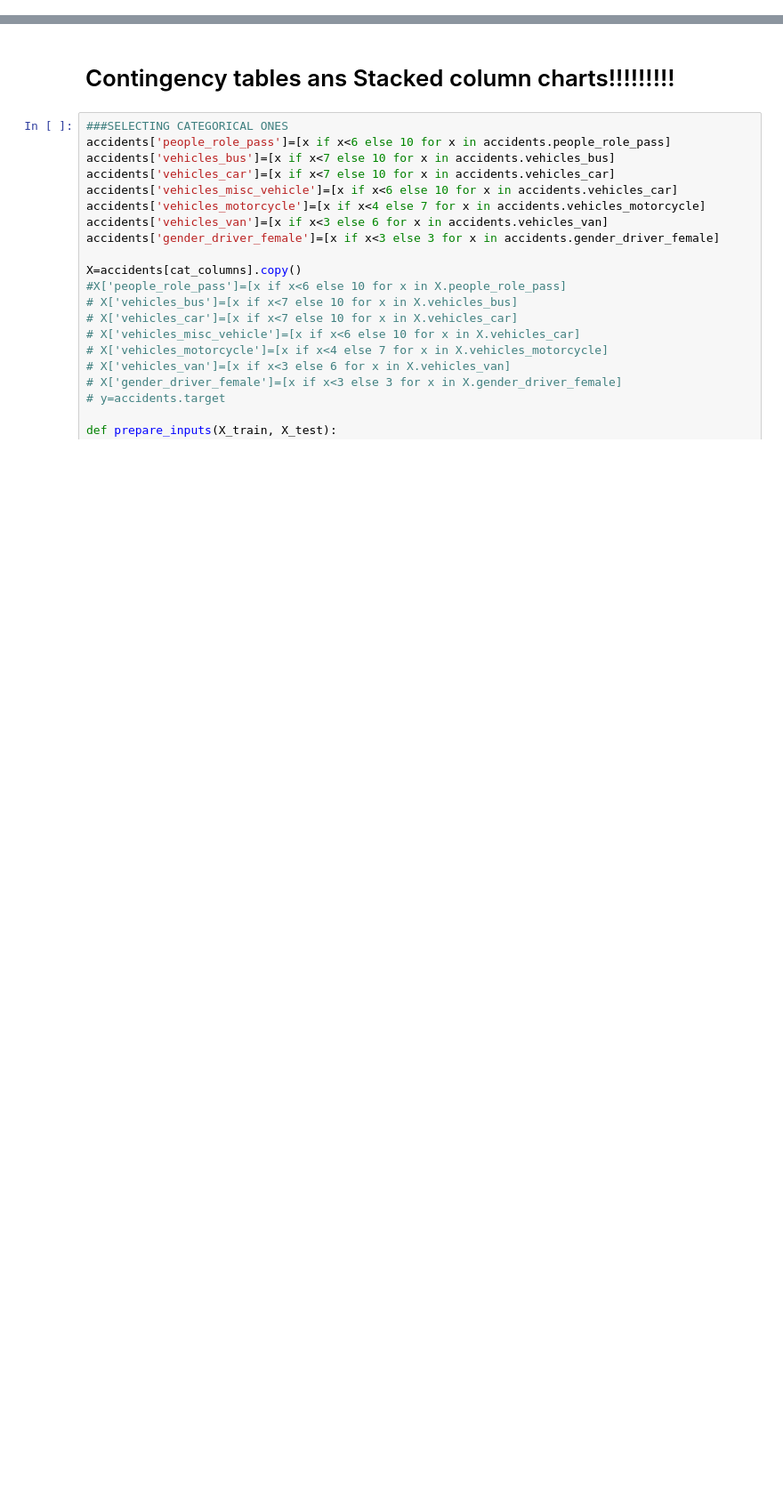
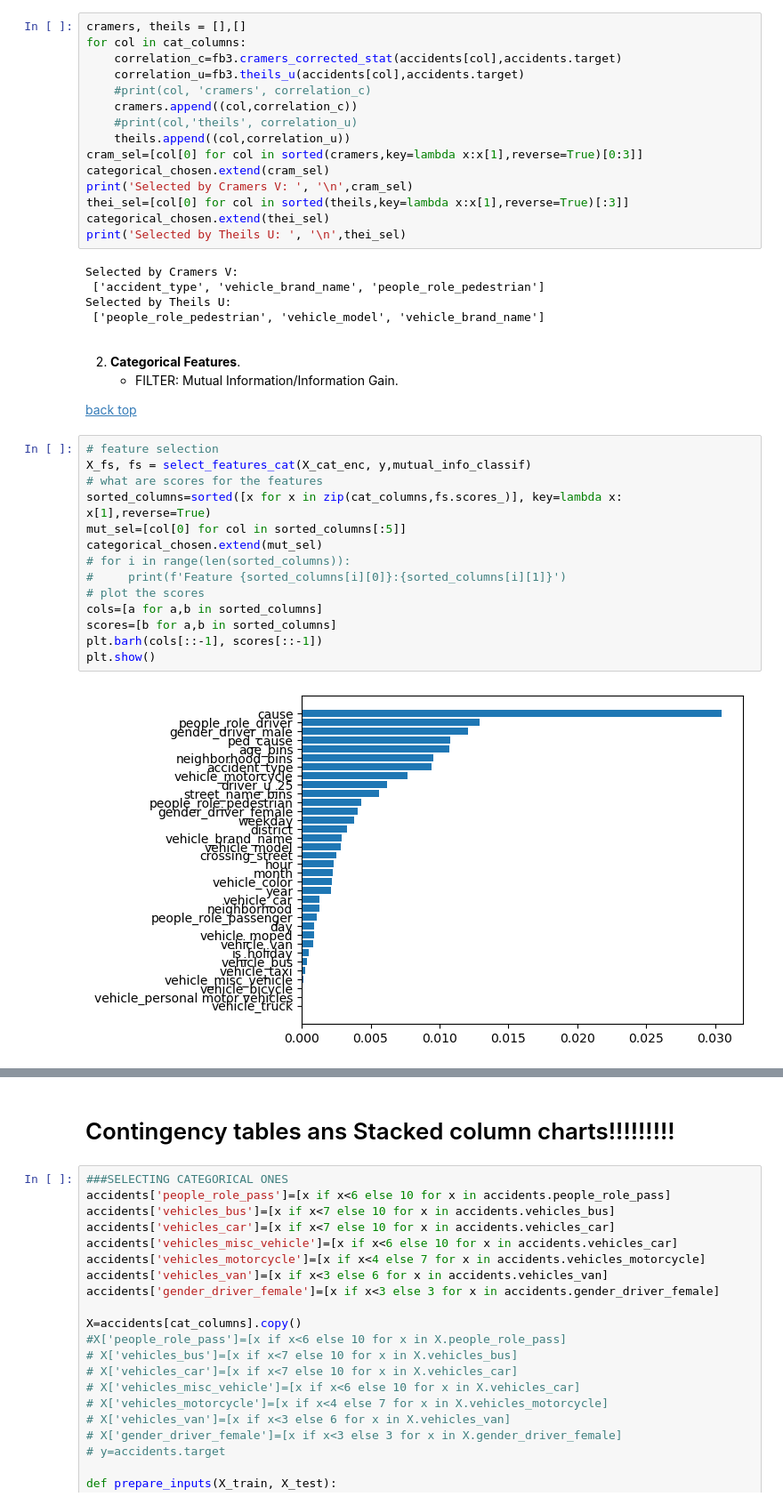
Before and after one commit to AlexChicote/BarcelonaAccidents2024, a Jupyter notebook: modeling/SelectingFeaturesBA.ipynb, the cells around one changed output, grey strips where cells are left out. Shown: that part at 89% size. Drawn from its saved outputs; the diff is of its cells as text; blank space fills up the shorter version.

```diff
--- a/modeling/SelectingFeaturesBA.ipynb
+++ b/modeling/SelectingFeaturesBA.ipynb
@@ -354,0 +403,43 @@ cat_columns=[col for col in cat_columns if col not in removed_columns]
+# %%
+cramers, theils = [],[]
+for col in cat_columns:
+    correlation_c=fb3.cramers_corrected_stat(accidents[col],accidents.target)
+    correlation_u=fb3.theils_u(accidents[col],accidents.target)
+    #print(col, 'cramers', correlation_c)
+    cramers.append((col,correlation_c))
+    #print(col,'theils', correlation_u)
+    theils.append((col,correlation_u))
+cram_sel=[col[0] for col in sorted(cramers,key=lambda x:x[1],reverse=True)[0:3]]
+categorical_chosen.extend(cram_sel)
+print('Selected by Cramers V: ', '\n',cram_sel)
+thei_sel=[col[0] for col in sorted(theils,key=lambda x:x[1],reverse=True)[:3]]
+categorical_chosen.extend(thei_sel)
+print('Selected by Theils U: ', '\n',thei_sel)
+# %% [output]
+Selected by Cramers V:
+ ['accident_type', 'vehicle_brand_name', 'people_role_pedestrian']
+Selected by Theils U:
+ ['people_role_pedestrian', 'vehicle_model', 'vehicle_brand_name']
+# %% [markdown]
+<a id='mut_info'></a>
+
+2. **Categorical Features**.
+    - FILTER: Mutual Information/Information Gain.
+
+[back top](#start)
+# %%
+# feature selection
+X_fs, fs = select_features_cat(X_cat_enc, y,mutual_info_classif)
+# what are scores for the features
+sorted_columns=sorted([x for x in zip(cat_columns,fs.scores_)], key=lambda x: x[1],reverse=True)
+mut_sel=[col[0] for col in sorted_columns[:5]]
+categorical_chosen.extend(mut_sel)
+# for i in range(len(sorted_columns)):
+#     print(f'Feature {sorted_columns[i][0]}:{sorted_columns[i][1]}')
+# plot the scores
+cols=[a for a,b in sorted_columns]
+scores=[b for a,b in sorted_columns]
+plt.barh(cols[::-1], scores[::-1])
+plt.show()
+# %% [output]
+[figure, added]
```
Also changed, not shown: parts of 83 cells of this notebook, 10 other files.
